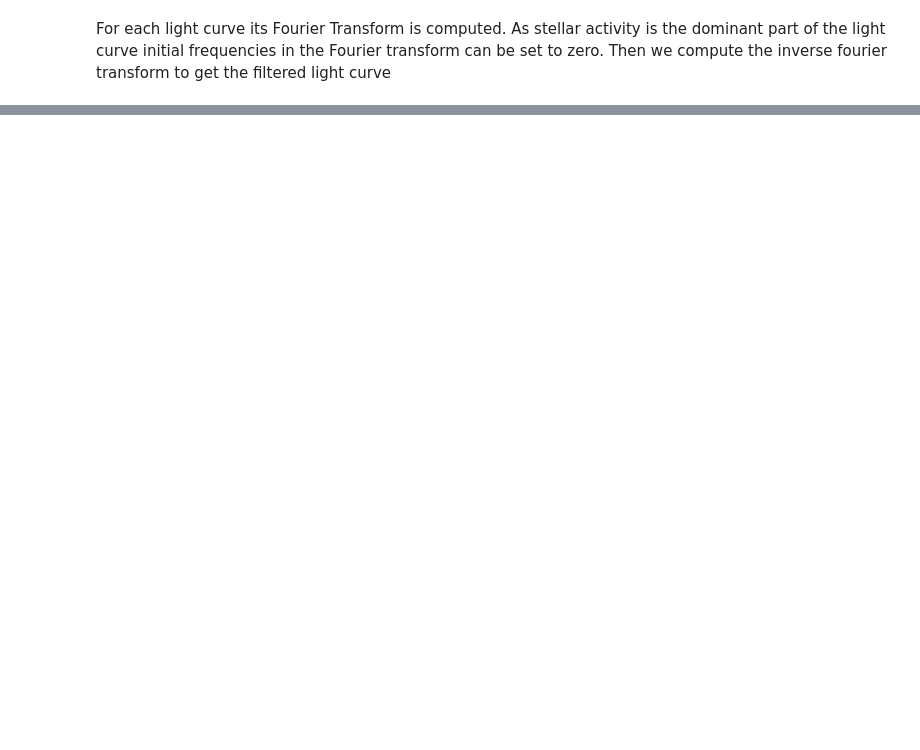
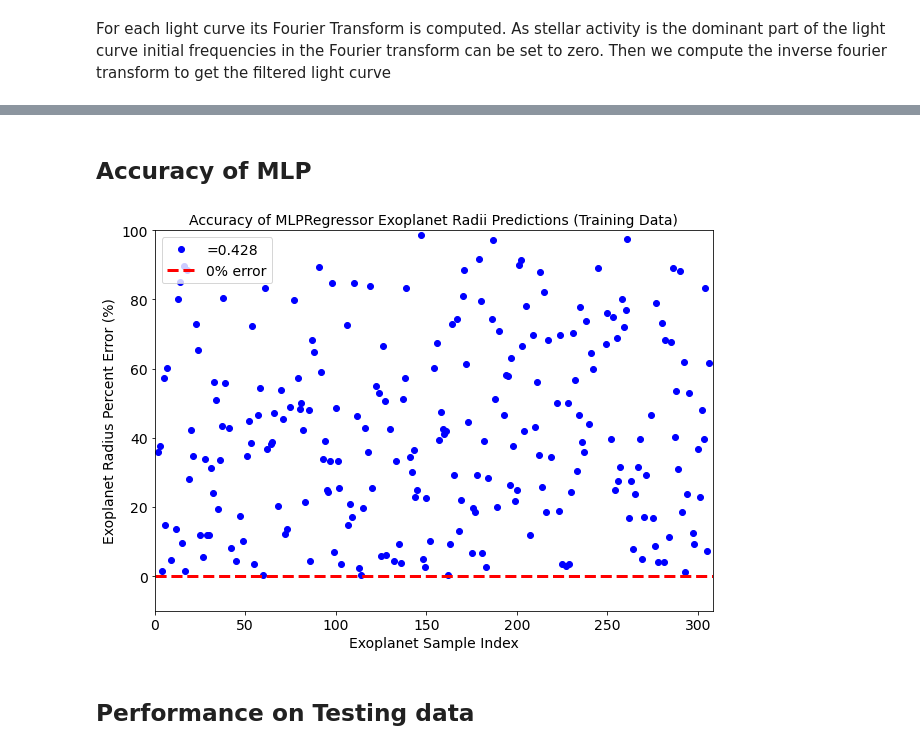
Before and after one commit to nicholasproietti/LGM, a Jupyter notebook: LC_FFT_CNN.ipynb, the cells around one changed output, grey strips where cells are left out. Cells and saved outputs as stored; diff of their text form; code cells hidden in the pictures; blank space fills up the shorter version.

```diff
--- a/LC_FFT_CNN.ipynb
+++ b/LC_FFT_CNN.ipynb
@@ -397 +214,9 @@ pd.DataFrame(mlp.loss_curve_).plot(xlabel="Epoch", ylabel="Loss", legend=False)
+# %% [markdown]
+## Accuracy of MLP
+# %%
+test_validate1(X_test, y_test, y_predict, mlp, 'Training Data')
+# %% [output]
+[figure, added]
+# %% [markdown]
+## Performance on Testing data
 # %%
```
Also changed, not shown: parts of 45 cells of this notebook.
